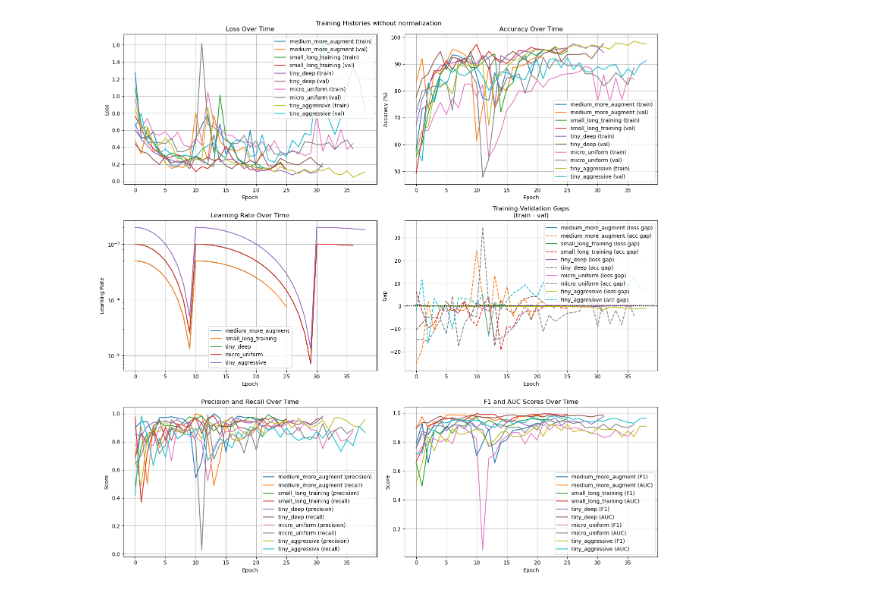
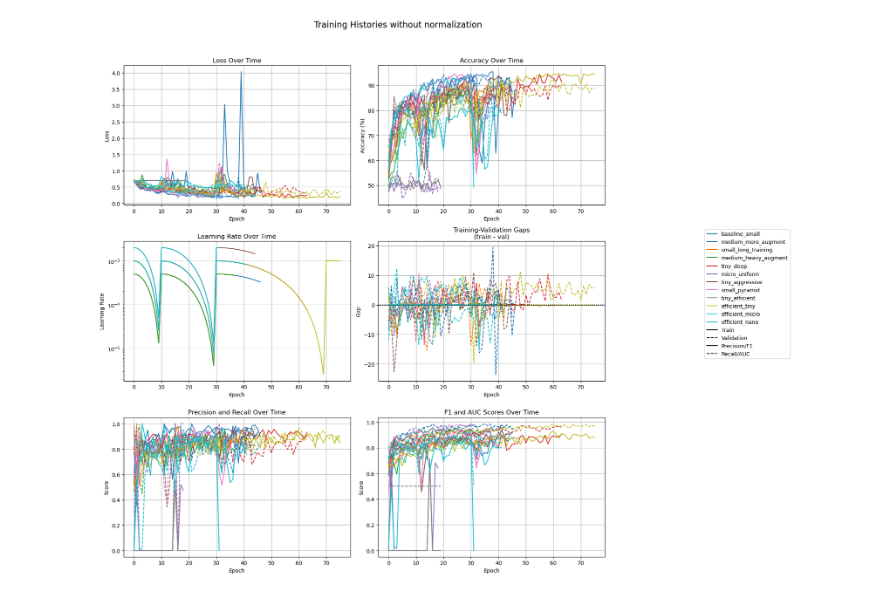
Before and after one commit to TheOrange-cmd/LearningToFly, a Jupyter notebook: BottomCamDetector/training_raw.ipynb, the cells around one changed output. Cells and saved outputs as stored; diff of their text form; code cells hidden in the pictures.

```diff
--- a/BottomCamDetector/training_raw.ipynb
+++ b/BottomCamDetector/training_raw.ipynb
@@ -325,6 +756,5 @@ Memory usage: 1181.3 MB
 # %%
-import matplotlib.pyplot as plt
-import numpy as np
+
 
 def load_experiment_histories(experiment_dir):
     # Load the summary file
@@ -339,9 +769,11 @@ def load_experiment_histories(experiment_dir):
 
     return histories, summary
 
+
+
 def plot_experiment_histories(histories):
     """
-    Plot training histories including additional metrics if available.
+    Plot training histories with a single, shared legend.
     """
     # Check what additional metrics are available
     additional_metrics = []
@@ -350,87 +782,122 @@ def plot_experiment_histories(histories):
                                 if k.startswith(('val_precision', 'val_recall', 'val_f1', 'val_auc'))])
     additional_metrics = list(set(additional_metrics))
 
-    # filter out histories with low val_auc
-    histories = {k: v for k, v in histories.items() if v['val_auc_scores'][-1] > 0.7}
+    # Filter out histories with low val_auc
+    # histories = {k: v for k, v in histories.items() if v['val_auc_scores'][-1] > 0.7}
+    # print(f"Found {len(histories)} histories with val_auc > 0.7")
 
     # Create figure with correct number of subplots
-    n_rows = 3 if additional_metrics else 2  # Add one more row for additional metrics
-    fig, axes = plt.subplots(n_rows, 2, figsize=(15, 5*n_rows))
+    n_rows = 3 if additional_metrics else 2
+    fig, axes = plt.subplots(n_rows, 2, figsize=(16, 5*n_rows))
+
+    # Create color map for different experiments
+    colors = plt.cm.tab10(np.linspace(0, 1, len(histories)))
+    color_map = {name: colors[i] for i, name in enumerate(histories.keys())}
+
+    # Store all line objects for the legend
+    legend_lines = []
+    legend_labels = []
 
     # Plot basic metrics
     for exp_name, history in histories.items():
+        color = color_map[exp_name]
+
         # Loss plot
-        axes[0,0].plot(history['train_losses'], label=f'{exp_name} (train)')
-        axes[0,0].plot(history['val_losses'], label=f'{exp_name} (val)')
+        train_line, = axes[0,0].plot(history['train_losses'], color=color, linestyle='-')
+        val_line, = axes[0,0].plot(history['val_losses'], color=color, linestyle='--')
+
+        # Only add to legend once
+        if exp_name not in legend_labels:
+            legend_lines.append(mlines.Line2D([], [], color=color, label=exp_name))
+            legend_labels.append(exp_name)
+
         axes[0,0].set_title('Loss Over Time')
         axes[0,0].set_xlabel('Epoch')
         axes[0,0].set_ylabel('Loss')
-        axes[0,0].legend()
         axes[0,0].grid(True)
 
         # Accuracy plot
-        axes[0,1].plot(history['train_accuracies'], label=f'{exp_name} (train)')
-        axes[0,1].plot(history['val_accuracies'], label=f'{exp_name} (val)')
+        axes[0,1].plot(history['train_accuracies'], color=color, linestyle='-')
+        axes[0,1].plot(history['val_accuracies'], color=color, linestyle='--')
         axes[0,1].set_title('Accuracy Over Time')
         axes[0,1].set_xlabel('Epoch')
         axes[0,1].set_ylabel('Accuracy (%)')
-        axes[0,1].legend()
         axes[0,1].grid(True)
 
         # Learning rate plot
-        axes[1,0].plot(history['learning_rates'], label=exp_name)
+        axes[1,0].plot(history['learning_rates'], color=color)
         axes[1,0].set_title('Learning Rate Over Time')
         axes[1,0].set_xlabel('Epoch')
         axes[1,0].set_ylabel('Learning Rate')
         axes[1,0].set_yscale('log')
-        axes[1,0].legend()
         axes[1,0].grid(True)
 
         # Training-validation gaps
         loss_gap = np.array(history['train_losses']) - np.array(history['val_losses'])
         acc_gap = np.array(history['train_accuracies']) - np.array(history['val_accuracies'])
-        axes[1,1].plot(loss_gap, label=f'{exp_name} (loss gap)')
-        axes[1,1].plot(acc_gap, label=f'{exp_name} (acc gap)', linestyle='--')
+        axes[1,1].plot(loss_gap, color=color, linestyle='-')
+        axes[1,1].plot(acc_gap, color=color, linestyle='--')
         axes[1,1].set_title('Training-Validation Gaps\n(train - val)')
         axes[1,1].set_xlabel('Epoch')
         axes[1,1].set_ylabel('Gap')
-        axes[1,1].legend()
         axes[1,1].grid(True)
         axes[1,1].axhline(y=0, color='k', linestyle=':')
 
         # Additional metrics plot
         if additional_metrics:
             # Precision/Recall plot
-            axes[2,0].plot(history['val_precisions'], label=f'{exp_name} (precision)')
-            axes[2,0].plot(history['val_recalls'], label=f'{exp_name} (recall)')
+            axes[2,0].plot(history['val_precisions'], color=color, linestyle='-')
+            axes[2,0].plot(history['val_recalls'], color=color, linestyle='--')
             axes[2,0].set_title('Precision and Recall Over Time')
             axes[2,0].set_xlabel('Epoch')
             axes[2,0].set_ylabel('Score')
-            axes[2,0].legend()
             axes[2,0].grid(True)
 
             # F1 and AUC plot
-            axes[2,1].plot(history['val_f1_scores'], label=f'{exp_name} (F1)')
-            axes[2,1].plot(history['val_auc_scores'], label=f'{exp_name} (AUC)')
+            axes[2,1].plot(history['val_f1_scores'], color=color, linestyle='-')
+            axes[2,1].plot(history['val_auc_scores'], color=color, linestyle='--')
             axes[2,1].set_title('F1 and AUC Scores Over Time')
             axes[2,1].set_xlabel('Epoch')
             axes[2,1].set_ylabel('Score')
-            axes[2,1].legend()
             axes[2,1].grid(True)
 
-    plt.suptitle('Training Histories without normalization')
-    plt.tight_layout()
+    # Add line style legend items
+    train_line = mlines.Line2D([], [], color='black', linestyle='-', label='Train')
+    val_line = mlines.Line2D([], [], color='black', linestyle='--', label='Validation')
+    legend_lines.append(train_line)
+    legend_lines.append(val_line)
+
+    # Add special legend items for precision/recall and F1/AUC plots
+    if additional_metrics:
+        prec_line = mlines.Line2D([], [], color='black', linestyle='-', label='Precision/F1')
+        recall_line = mlines.Line2D([], [], color='black', linestyle='--', label='Recall/AUC')
+        legend_lines.append(prec_line)
+        legend_lines.append(recall_line)
+
+    # Create a single legend outside the plots
+    plt.figlegend(
+        handles=legend_lines,
+        loc='center right',
+        bbox_to_anchor=(1.15, 0.5),
+        fontsize='medium',
+        frameon=True
+    )
+
+    plt.suptitle('Training Histories without normalization', fontsize=16)
+    plt.tight_layout(rect=[0, 0, 0.85, 0.95])  # Adjust layout to make room for legend
     plt.show()
 
-# Example usage:
-experiment_dir = 'experiments_raw/experiment_20250316_150249'
+from glob import glob
+# Load experiment histories
+experiment_dirs = glob('experiments_raw/experiment_*')
+last_experiment_dir = sorted(experiment_dirs)[-1]
 
 # experiment_dir = 'experiments/experiment_20250313_105140'
-histories, summary = load_experiment_histories(experiment_dir)
+histories, summary = load_experiment_histories(last_experiment_dir)
 
 # Plot and save
 plot_experiment_histories(
     histories
 )
 # %% [output]
-[figure, old version]
+[figure, new version]
```
Also changed, not shown: parts of 10 cells of this notebook, 14 other files.
